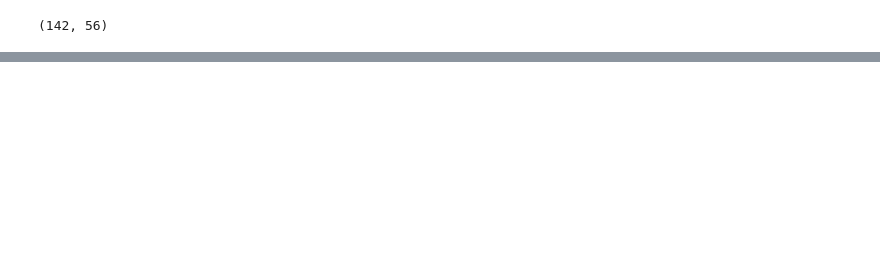
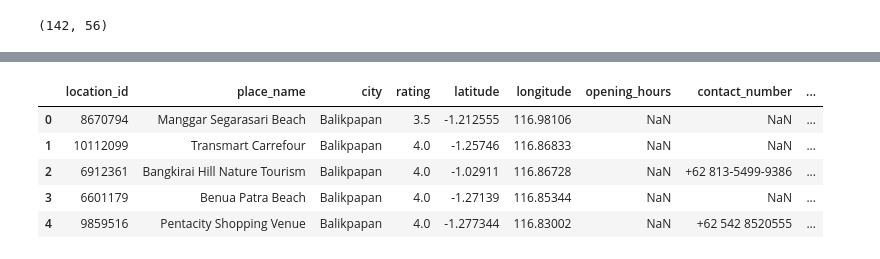
Before and after one commit to Bangkit-C23-PS456/Vistr-Bangkit-ML, a Jupyter notebook: notebooks/data_exploration_and_cleaning/eda_todo.ipynb, the cells around one changed output, grey strips where cells are left out. Saved outputs shown, nothing was run; the diff lists cells and outputs as text; code cells hidden in the pictures; blank space fills up the shorter version.

```diff
--- a/notebooks/data_exploration_and_cleaning/eda_todo.ipynb
+++ b/notebooks/data_exploration_and_cleaning/eda_todo.ipynb
@@ -81,0 +103,14 @@ new_df.head()
+# %%
+new_df['price'] = ''
+for i in range(len(new_df)):
+    price = input(f"Masukkan harga untuk baris {i+1}: ")
+    new_df.at[i, 'price'] = price
+# %%
+new_df.head()
+# %% [output]
+|  | location_id | place_name | city | rating | latitude | longitude | opening_hours | contact_number | ... |
+| 0 | 8670794 | Manggar Segarasari Beach | Balikpapan | 3.5 | -1.212555 | 116.98106 | NaN | NaN | ... |
+| 1 | 10112099 | Transmart Carrefour | Balikpapan | 4.0 | -1.25746 | 116.86833 | NaN | NaN | ... |
+| 2 | 6912361 | Bangkirai Hill Nature Tourism | Balikpapan | 4.0 | -1.02911 | 116.86728 | NaN | +62 813-5499-9386 | ... |
+| 3 | 6601179 | Benua Patra Beach | Balikpapan | 4.0 | -1.27139 | 116.85344 | NaN | NaN | ... |
+| 4 | 9859516 | Pentacity Shopping Venue | Balikpapan | 4.0 | -1.277344 | 116.83002 | NaN | +62 542 8520555 | ... |
```
Also changed, not shown: parts of 7 cells of this notebook.
